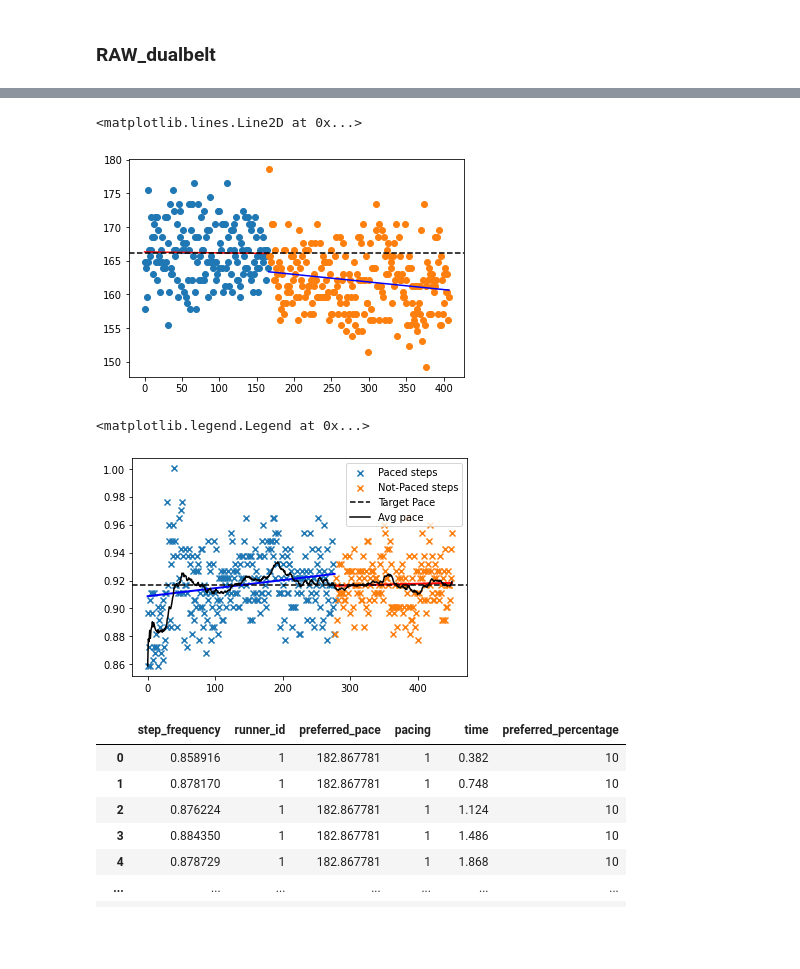
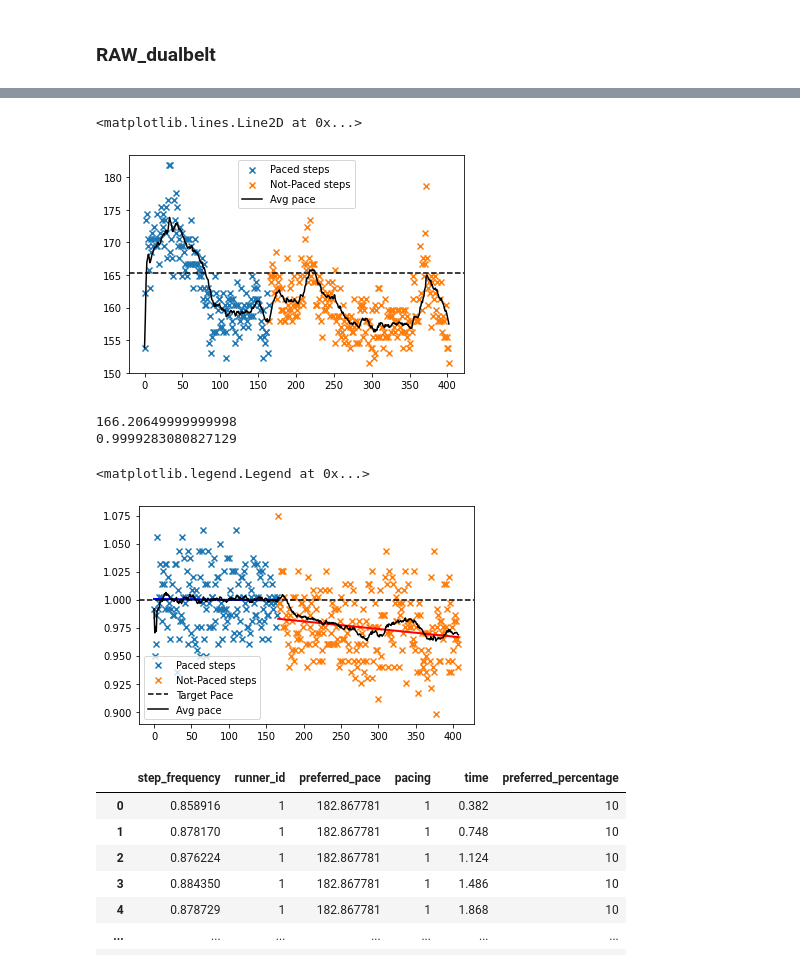
Before and after one commit to jemolano1498/OPPOSD_algorithm, a Jupyter notebook: data_analysis/dataAnalysis.ipynb, the cells around one changed output, grey strips where cells are left out. Drawn from its saved outputs; the diff is of its cells as text; code cells hidden in the pictures; blank space fills up the shorter version.

```diff
--- a/data_analysis/dataAnalysis.ipynb
+++ b/data_analysis/dataAnalysis.ipynb
@@ -64,29 +64,32 @@ pd.read_csv(data_folder_path + 'RAW_dualbelt/PNPfast_R_1.csv').describe()
 | 75% | 112.444500 | -4.402000 | 108.382250 | 1357.297750 | 0.295800 | 0.244650 | 0.000000 | 0.000000 |
 | max | 149.926000 | 170.571000 | 329.321000 | 1858.995000 | 1.312560 | 2.231580 | 1.000000 | 1.000000 |
 # %%
-raw_values = pd.read_csv(data_folder_path + 'RAW_dualbelt/PNPfast_R_1.csv')
-calculated_values= pd.read_csv(data_folder_path + 'calculated_variables/PNPfast_R_1_calculated.csv')
+raw_values = pd.read_csv(data_folder_path + 'RAW_dualbelt/PNPfast_R_14.csv')
+calculated_values= pd.read_csv(data_folder_path + 'calculated_variables/PNPfast_R_14_calculated.csv')
 # %%
 calculated_paced = calculated_values[calculated_values['pacing_frequency'].notna()]
 calculated_not_paced = calculated_values[calculated_values['pacing_frequency'].isna()]
 # print(calculated_values[calculated_values['pacing_frequency'].notna()]['step_frequency'].mean())
 
 paced_timesteps = np.arange(0, len(calculated_paced))
 no_paced_timesteps = np.arange(len(calculated_paced), len(calculated_paced)+len(calculated_not_paced))
-plt.scatter(paced_timesteps, calculated_paced['step_frequency'])
+plt.scatter(paced_timesteps, calculated_paced['step_frequency'], marker="x", label='Paced steps')
 z = np.polyfit(paced_timesteps, calculated_paced['step_frequency'], 1)
 p = np.poly1d(z)
-plt.plot(paced_timesteps, p(paced_timesteps), "r-")
+# plt.plot(paced_timesteps, p(paced_timesteps), "r-")
 
-plt.scatter(no_paced_timesteps, calculated_not_paced['step_frequency'])
+plt.scatter(no_paced_timesteps, calculated_not_paced['step_frequency'], marker="x", label='Not-Paced steps')
 z2 = np.polyfit(no_paced_timesteps, calculated_not_paced['step_frequency'], 1)
 p2 = np.poly1d(z2)
-plt.plot(no_paced_timesteps, p2(no_paced_timesteps), "b-")
+# plt.plot(no_paced_timesteps, p2(no_paced_timesteps), "b-")
+m_a = calculated_values['step_frequency'].ewm(alpha=0.1).mean()
+m_a.plot(color="k", label='Avg pace')
+plt.legend()
 
 plt.axhline(y=calculated_values[calculated_values['pacing_frequency'].notna()]['pacing_frequency'].mean(), color='k', linestyle='--')
 # %% [output]
 <matplotlib.lines.Line2D at 0x...>
-[figure, old version]
+[figure, new version]
 # %%
 
 pace_norm = calculated_values[calculated_values['pacing_frequency'].notna()]['pacing_frequency'].mean()
@@ -108,16 +111,17 @@ z2 = np.polyfit(no_paced_timesteps, calculated_not_paced['step_frequency'], 1)
 p2 = np.poly1d(z2)
 plt.plot(no_paced_timesteps, p2(no_paced_timesteps), "r-", linewidth=2)
 
-plt.axhline(y=calculated_values_norm[calculated_values_norm['pacing_frequency'].notna()]['step_frequency'].mean(), color='k', linestyle='--', label='Target Pace')
-
+plt.axhline(y=1, color='k', linestyle='--', label='Target Pace')
 
 m_a = calculated_values_norm['step_frequency'].ewm(alpha=0.05).mean()
 m_a.plot(color="k", label='Avg pace')
 
 plt.legend()
 # %% [output]
-<matplotlib.legend.Legend at 0x...>
+166.20649999999998
+0.9999283080827129
+<matplotlib.legend.Legend at 0x...>
-[figure, old version]
+[figure, new version]
 # %%
 m_a_df = m_a.to_frame()
 m_a_df['runner_id']= 1
```
Also changed, not shown: parts of 2 cells of this notebook, 5 other files.
